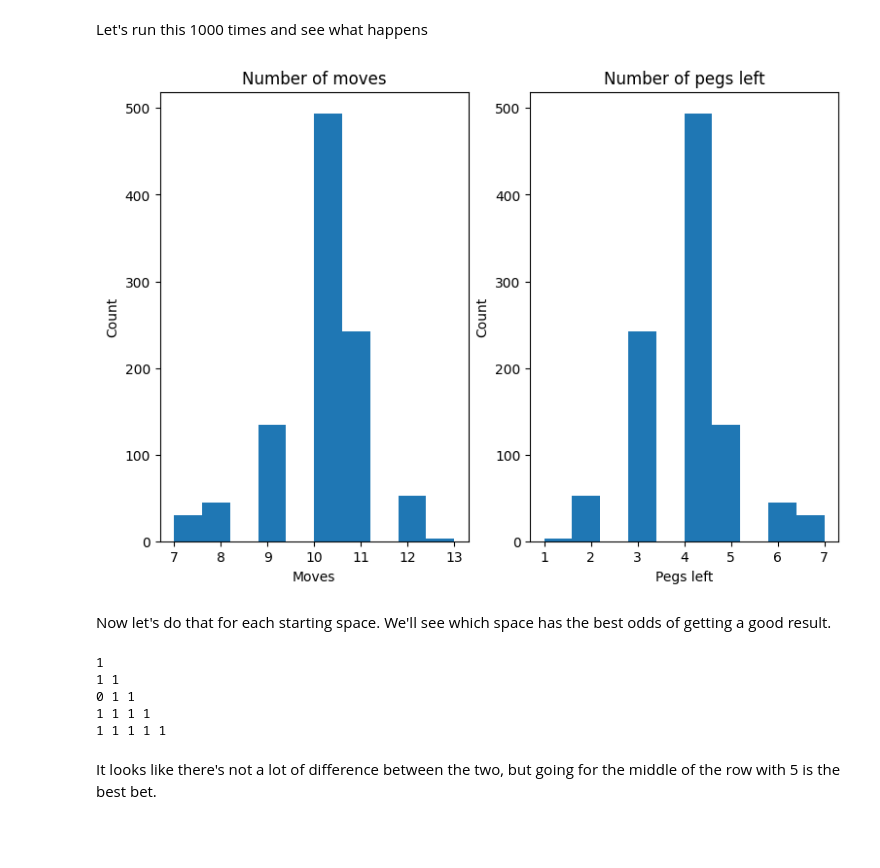
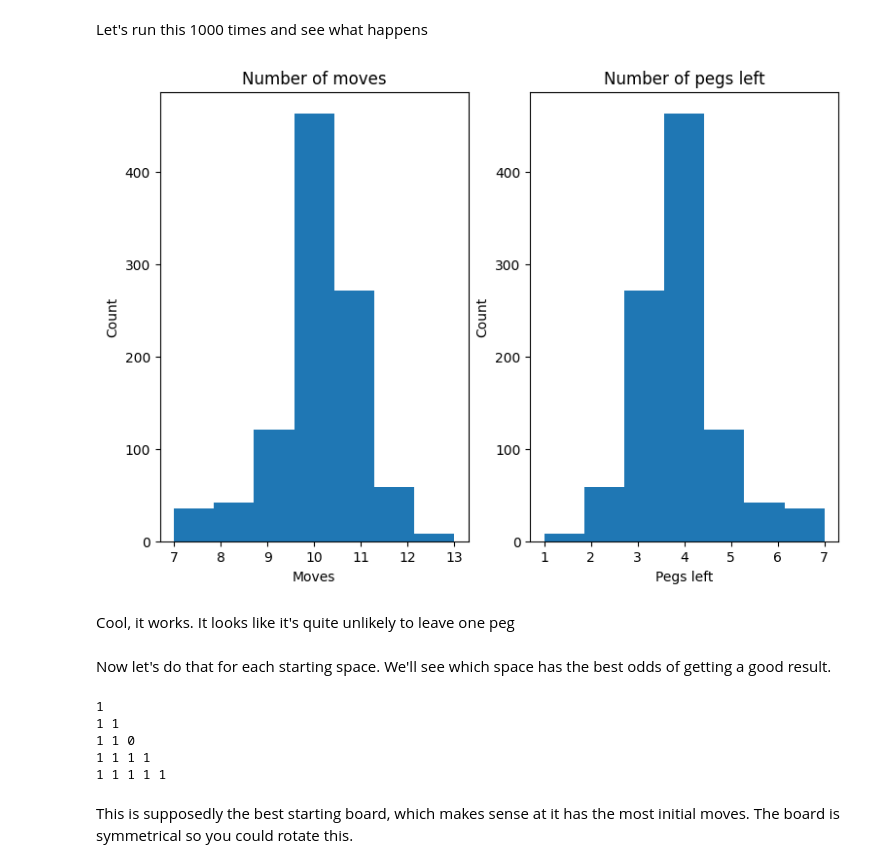
Before and after one commit to jakeb245/phys441, a Jupyter notebook: Assignments/final_project.ipynb, the cells around one changed output. Cells and saved outputs as stored; diff of their text form; code cells hidden in the pictures; blank space fills up the shorter version.

```diff
--- a/Assignments/final_project.ipynb
+++ b/Assignments/final_project.ipynb
@@ -114,17 +115,18 @@ class Board:
         self.move_history = []
         self.start = empty_point
 
-    def setup_board(self, empty_pos=(0,0)):
+    def setup_board(self, empty_pos=(0,0), reset=False):
         """
         Sets up the board by adding the pegs (except for the empty space).
         :param empty_pos: (x,y) tuple
+        :param reset: Boolean, if resetting game
         :return: None
         """
         empty_space = False
         for i in range(len(self.board)):
             for j in range(len(self.board[i])):
                 if not (i,j) == empty_pos:
-                    self.board[i][j].set_peg(Peg())
+                    self.board[i][j].set_peg(Peg(), reset=reset)
                 else:
                     empty_space = True
         if not empty_space:
@@ -144,8 +146,7 @@ class Board:
     def check_move(self, move):
         """
         Checks a move from p1 to p2 (assuming the jump spacing is valid)
-        :param p1: tuple (x,y)
-        :param p2: tuple (x,y)
+        :param move: Move containing points
         :return: Boolean
         """
         if (move.p1 in self) and (move.p2 in self):
@@ -156,6 +157,10 @@ class Board:
         return False
 
     def get_moves(self):
+        """
+        Gets the possible moves based on the current state of the board.
+        :return: List of Move objects
+        """
         moves = []
         for i in range(len(self.board)):
             for j in range(len(self.board[i])):
@@ -164,12 +169,13 @@ class Board:
                     for dx in (-2, 0, 2):
                         for dy in (-2, 0, 2):
                             move = Move((i,j),(i+dx,j+dy))
+                            # Peg must move
                             if (dx, dy) == (0, 0):
                                 continue
+                            # No negative values
                             elif (i+dx < 0) or (j+dy < 0):
                                 continue
                             elif dx*dy < 0:
-                                # Avoid case where the peg jumps too far
                                 continue
                             elif not self.check_move(move):
                                 continue
@@ -179,6 +185,12 @@ class Board:
         return moves
 
     def execute_move(self, move, record=True):
+        """
+        Changes the state of the board based on the provided Move. Can be recorded for future use
+        :param move: Move object
+        :param record: Boolean; True places the move in self.move_history
+        :return: None
+        """
         if self.check_move(move):
             # Remove peg at jump coord
             jump_coord = move.jump_coord()
@@ -190,6 +202,10 @@ class Board:
                 self.move_history.append(move)
 
     def num_pegs(self):
+        """
+        Gets the number of pegs in the game at the current step
+        :return: number of pegs (integer)
+        """
         n = 0
         for i in range(len(self.board)):
             for j in range(len(self.board[i])):
@@ -198,7 +214,11 @@ class Board:
         return n
 
     def print_game(self):
-        self.setup_board(self.start)
+        """
+        Resets the board and replays the game based on the move history. Prints board at each step.
+        :return: None
+        """
+        self.setup_board(self.start, reset=True)
         print(self)
         for move in self.move_history:
             print(move)
@@ -206,6 +226,10 @@ class Board:
             print(self)
 
     def __str__(self):
+        """
+        Peg = 1, no peg = 0
+        :return: None
+        """
         output = ""
         for row in self.board:
             for space in row:
@@ -238,7 +262,7 @@ def run_game(x0, y0):
     :return: (board object, number of moves)
     """
     n_moves = 0
-    board = Board(x0, y0)
+    board = Board((x0,y0))
     moves = board.get_moves()
     while len(moves) != 0:
         prob = 1 / len(moves)
@@ -254,25 +278,27 @@ Let's run this 1000 times and see what happens
 # %%
 n_sims = 1000
 moves = []
 pegs = []
 for i in range(n_sims):
-    game = run_game(0,0)
+    game = run_game(2,0)
     moves.append(game[1])
     pegs.append(game[0].num_pegs())
 
 fig, ax = plt.subplots(1, 2, figsize=(9,6))
-ax[0].hist(moves)
+ax[0].hist(moves, bins=len(set(moves)))
 ax[0].set_title("Number of moves")
 ax[0].set_xlabel("Moves")
 ax[0].set_ylabel("Count")
-ax[1].hist(pegs)
+ax[1].hist(pegs, bins=len(set(pegs)))
 ax[1].set_title("Number of pegs left")
 ax[1].set_xlabel("Pegs left")
 ax[1].set_ylabel("Count")
 
 plt.show()
 # %% [output]
-[figure, old version]
+[figure, new version]
+# %% [markdown]
+Cool, it works. It looks like it's quite unlikely to leave one peg
 # %%
 def run_many_games(x0, y0, n_sims):
     """
@@ -307,15 +334,15 @@ for x in range(5):
             winning_games.extend(win)
 
 best = min(pegs, key=pegs.get)
-print(Board(best[0], best[1]))
+print(Board((best[0], best[1])))
 # %% [output]
 1
 1 1
-0 1 1
+1 1 0
 1 1 1 1
 1 1 1 1 1
 # %% [markdown]
-It looks like there's not a lot of difference between the two, but going for the middle of the row with 5 is the best bet.
+This is supposedly the best starting board, which makes sense at it has the most initial moves. The board is symmetrical so you could rotate this.
 # %%
 x = []
 y= []
```
Also changed, not shown: parts of 6 cells of this notebook.
